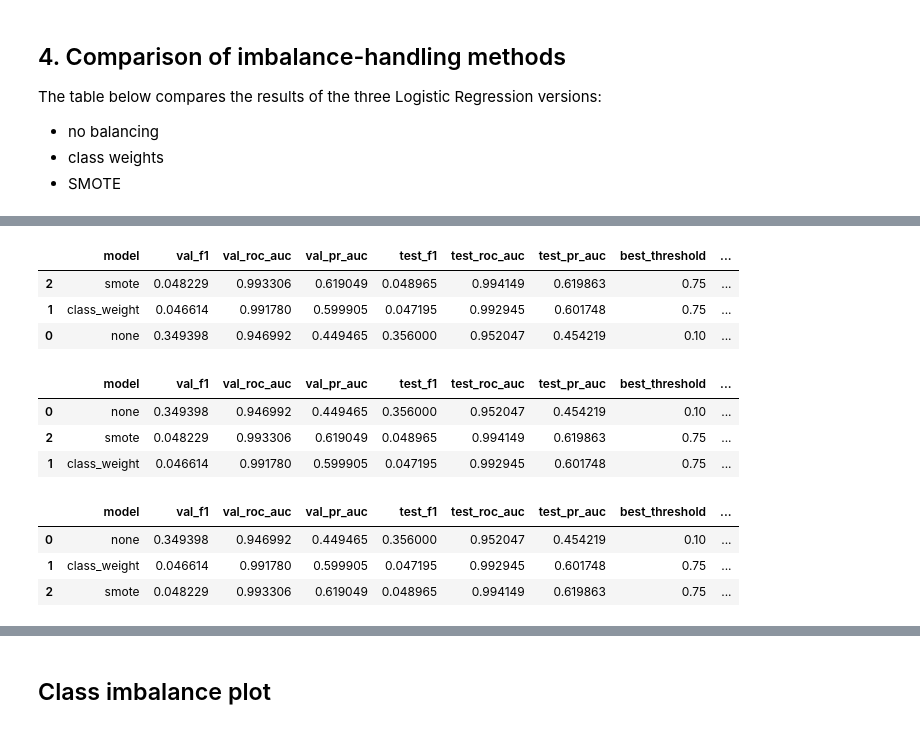
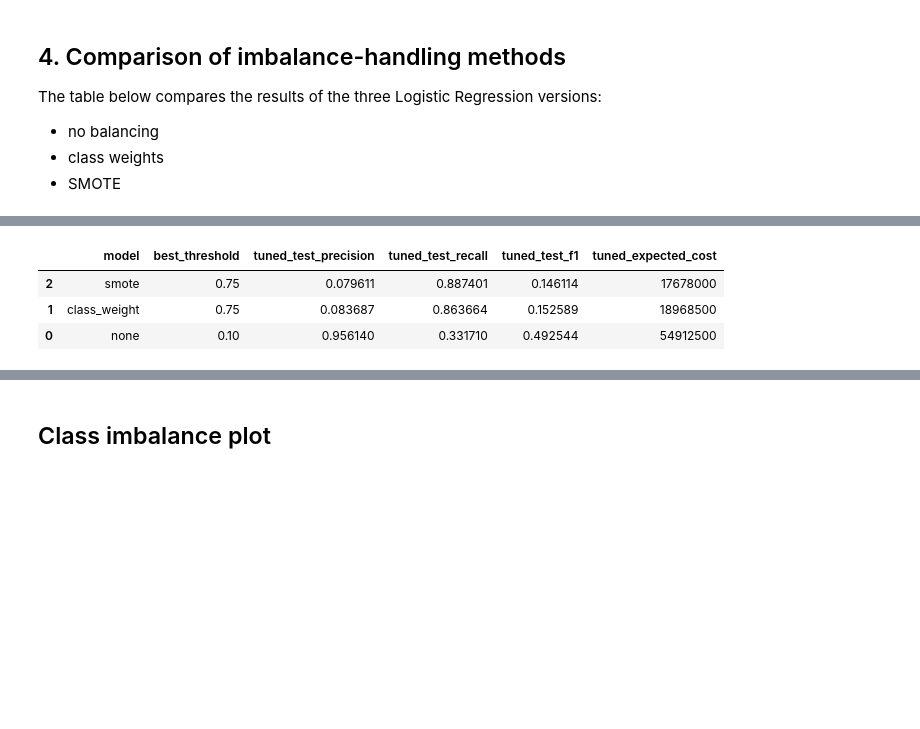
Before and after one commit to tanyelutsik/multimodal-fraud-detection-thesis, a Jupyter notebook: notebook/11_tabular_full_baseline.ipynb, the cells around one changed output, grey strips where cells are left out. Saved outputs shown, nothing was run; the diff lists cells and outputs as text; code cells hidden in the pictures; blank space fills up the shorter version.

Commit message:
cleaned, analyzed and commented baseline on full tabular data

```diff
--- a/notebook/11_tabular_full_baseline.ipynb
+++ b/notebook/11_tabular_full_baseline.ipynb
@@ -388,0 +589,34 @@ Training finished.
+# %%
+import joblib
+
+results_dir = results_root / "tabular_full_baseline_smote"
+results_dir.mkdir(parents=True, exist_ok=True)
+
+model_path = results_dir / "smote_model.joblib"
+
+FORCE_RETRAIN = False
+
+print("Results dir:", results_dir)
+print("Model path:", model_path)
+print("Model exists:", model_path.exists())
+
+if model_path.exists() and not FORCE_RETRAIN:
+    print("Already trained. Loading saved LR-SMOTE model...")
+    model_smote = joblib.load(model_path)
+    print("Model loaded.")
+
+else:
+    print("Saved model not found. Training LR-SMOTE model...")
+
+    preprocessor = build_preprocessor(numeric_features, categorical_features)
+
+    model_smote = build_logreg_pipeline(
+        preprocessor=preprocessor,
+        imbalance_method="smote",
+    )
+
+    model_smote = fit_model(model_smote, X_train, y_train)
+
+    joblib.dump(model_smote, model_path)
+
+    print("Training finished and model saved.")
@@ -561,21 +874,16 @@ comparison_df
-# %%
-comparison_df.sort_values("tuned_expected_cost")
-# %% [output]
-|  | model | val_f1 | val_roc_auc | val_pr_auc | test_f1 | test_roc_auc | test_pr_auc | best_threshold | ... |
-| 2 | smote | 0.048229 | 0.993306 | 0.619049 | 0.048965 | 0.994149 | 0.619863 | 0.75 | ... |
-| 1 | class_weight | 0.046614 | 0.991780 | 0.599905 | 0.047195 | 0.992945 | 0.601748 | 0.75 | ... |
-| 0 | none | 0.349398 | 0.946992 | 0.449465 | 0.356000 | 0.952047 | 0.454219 | 0.10 | ... |
-# %%
-comparison_df.sort_values("val_f1", ascending=False)
-# %% [output]
-|  | model | val_f1 | val_roc_auc | val_pr_auc | test_f1 | test_roc_auc | test_pr_auc | best_threshold | ... |
-| 0 | none | 0.349398 | 0.946992 | 0.449465 | 0.356000 | 0.952047 | 0.454219 | 0.10 | ... |
-| 2 | smote | 0.048229 | 0.993306 | 0.619049 | 0.048965 | 0.994149 | 0.619863 | 0.75 | ... |
-| 1 | class_weight | 0.046614 | 0.991780 | 0.599905 | 0.047195 | 0.992945 | 0.601748 | 0.75 | ... |
-# %%
-comparison_df.sort_values("tuned_test_f1", ascending=False)
-# %% [output]
-|  | model | val_f1 | val_roc_auc | val_pr_auc | test_f1 | test_roc_auc | test_pr_auc | best_threshold | ... |
-| 0 | none | 0.349398 | 0.946992 | 0.449465 | 0.356000 | 0.952047 | 0.454219 | 0.10 | ... |
-| 1 | class_weight | 0.046614 | 0.991780 | 0.599905 | 0.047195 | 0.992945 | 0.601748 | 0.75 | ... |
-| 2 | smote | 0.048229 | 0.993306 | 0.619049 | 0.048965 | 0.994149 | 0.619863 | 0.75 | ... |
+# %%
+comparison_df.sort_values("tuned_expected_cost")[
+    [
+        "model",
+        "best_threshold",
+        "tuned_test_precision",
+        "tuned_test_recall",
+        "tuned_test_f1",
+        "tuned_expected_cost"
+    ]
+]
+# %% [output]
+|  | model | best_threshold | tuned_test_precision | tuned_test_recall | tuned_test_f1 | tuned_expected_cost |
+| 2 | smote | 0.75 | 0.079611 | 0.887401 | 0.146114 | 17678000 |
+| 1 | class_weight | 0.75 | 0.083687 | 0.863664 | 0.152589 | 18968500 |
+| 0 | none | 0.10 | 0.956140 | 0.331710 | 0.492544 | 54912500 |
```
Also changed, not shown: parts of 50 cells of this notebook.
